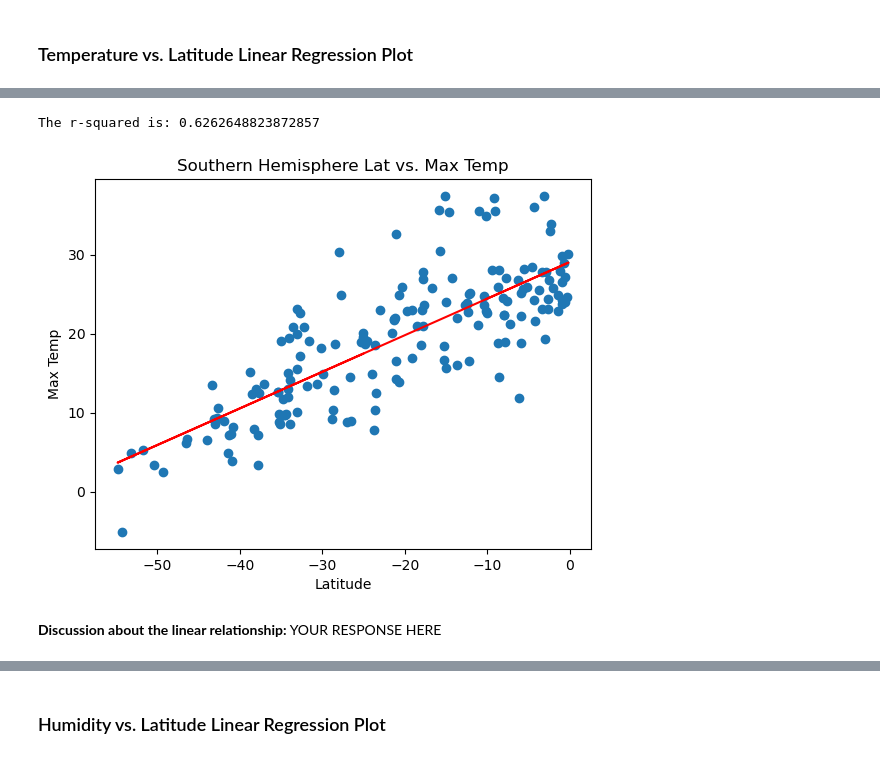
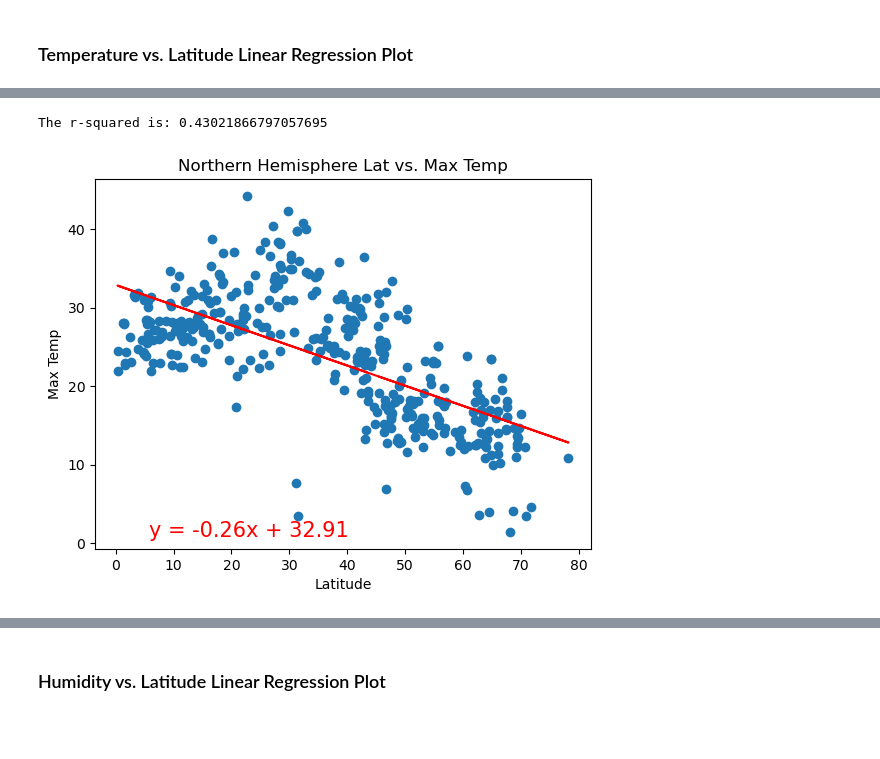
Before and after one commit to colca6/python-api-challenge, a Jupyter notebook: starter_code/WeatherPy.ipynb, the cells around one changed output, grey strips where cells are left out. Cells and saved outputs as stored; diff of their text form; code cells hidden in the pictures; blank space fills up the shorter version.

```diff
--- a/starter_code/WeatherPy.ipynb
+++ b/starter_code/WeatherPy.ipynb
@@ -372,20 +328,16 @@ The r-squared is: 0.3448185539071263
-# %%
-# Linear regression on Southern Hemisphere
-x_values = southern_hemi_df["Lat"]
-y_values = southern_hemi_df["Max Temp"]
-(slope, intercept, rvalue, pvalue, stderr) = linregress(x_values, y_values)
-regress_values = x_values * slope + intercept
-line_eq = "y = " + str(round(slope,2)) + "x + " + str(round(intercept,2))
-plt.scatter(x_values,y_values)
-plt.plot(x_values,regress_values,"r-")
-plt.annotate(line_eq,(5.8,0.8),fontsize=15,color="red")
-plt.xlabel("Latitude")
-plt.ylabel("Max Temp")
-plt.title("Southern Hemisphere Lat vs. Max Temp")
-print(f"The r-squared is: {rvalue**2}")
-plt.show()
-# %% [output]
-The r-squared is: 0.6262648823872857
-[figure, removed]
-# %% [markdown]
-**Discussion about the linear relationship:** YOUR RESPONSE HERE
+# %%
+# Linear regression on Northern Hemisphere
+
+# Give all variables for function in order
+
+x_values = northern_hemi_df["Lat"]
+y_values = northern_hemi_df["Max Temp"]
+coord = (5.8,0.8)
+x_latitude = "Latitude"
+y_longitude = "Max Temp"
+title = "Northern Hemisphere Lat vs. Max Temp"
+
+myfunc(x_values,y_values,coord,x_latitude,y_longitude,title)
+# %% [output]
+The r-squared is: 0.43021866797057695
+[figure, added]
```
Also changed, not shown: parts of 33 cells of this notebook, 6 other files.
